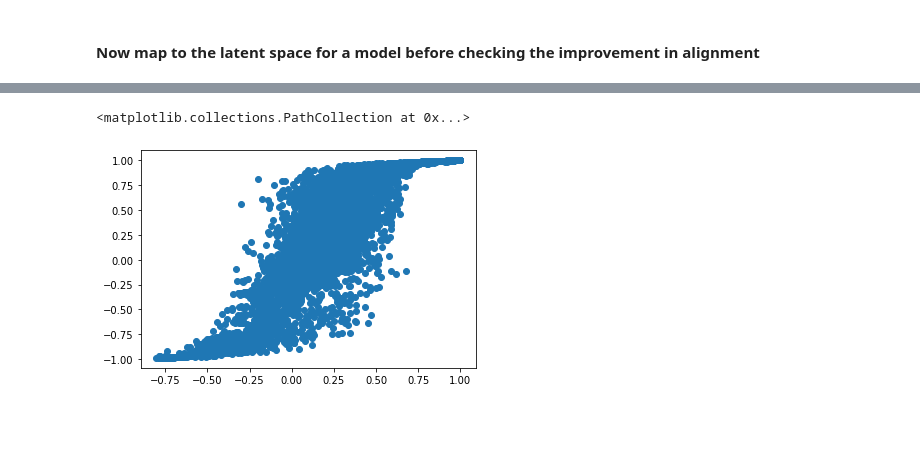
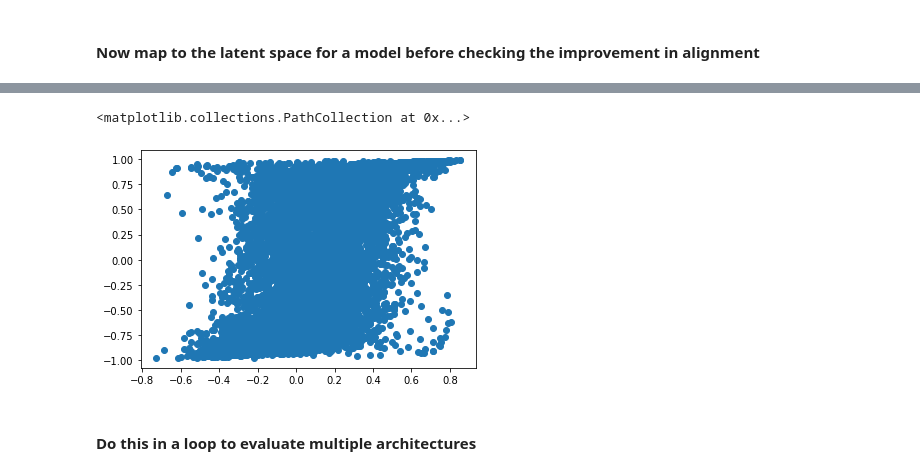
Before and after one commit to aaron-troy/HFpEF_drug_repurposing, a Jupyter notebook: code_results_evaluation/alignment_assessment_counts.ipynb, the cells around one changed output, grey strips where cells are left out. Saved outputs shown, nothing was run; the diff lists cells and outputs as text; code cells hidden in the pictures; blank space fills up the shorter version.

```diff
--- a/code_results_evaluation/alignment_assessment_counts.ipynb
+++ b/code_results_evaluation/alignment_assessment_counts.ipynb
@@ -225,5 +250,0 @@ plt.hist(latent_cos_sims.values(), alpha = 0.5)
-# %%
-plt.scatter(native_cos_sims.values(), latent_cos_sims.values())
-# %% [output]
-<matplotlib.collections.PathCollection at 0x...>
-[figure, removed]
@@ -236,0 +251,7 @@ meta_data[meta_data['pert_iname'].isin(bad_keys)]['pert_type']
+# %%
+plt.scatter([item for sublist in list(native_cos_sims.values()) for item in sublist], [item for sublist in list(latent_cos_sims.values()) for item in sublist])
+# %% [output]
+<matplotlib.collections.PathCollection at 0x...>
+[figure, added]
+# %% [markdown]
+#### Do this in a loop to evaluate multiple architectures
```
Also changed, not shown: parts of 17 cells of this notebook.
